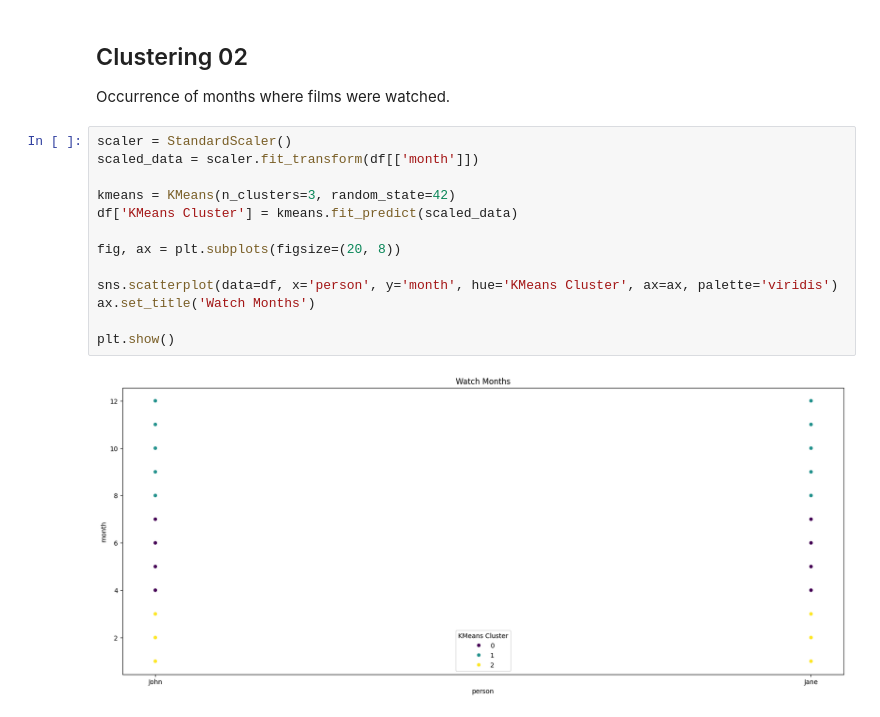
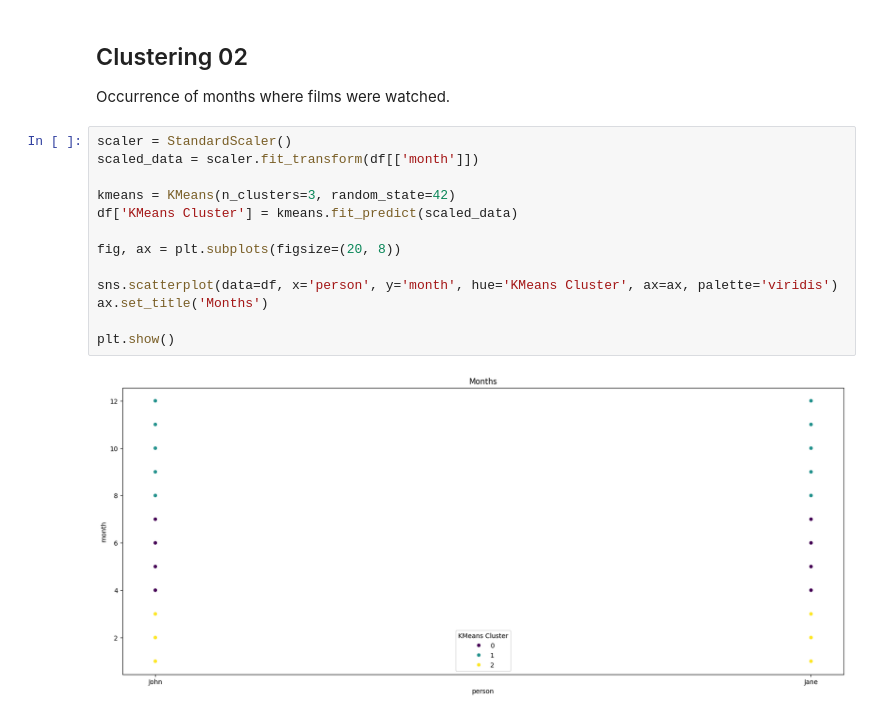
Before and after one commit to rodolfo-brandao/pos-graduacao, a Jupyter notebook: src/subject-01/clustering.ipynb, the cells around one changed output. Saved outputs shown, nothing was run; the diff lists cells and outputs as text.

Commit message:
refactor: change plot title

```diff
--- a/src/subject-01/clustering.ipynb
+++ b/src/subject-01/clustering.ipynb
@@ -101,15 +101,15 @@ Occurrence of months where films were watched.
 # %%
 scaler = StandardScaler()
 scaled_data = scaler.fit_transform(df[['month']])
 
 kmeans = KMeans(n_clusters=3, random_state=42)
 df['KMeans Cluster'] = kmeans.fit_predict(scaled_data)
 
 fig, ax = plt.subplots(figsize=(20, 8))
 
 sns.scatterplot(data=df, x='person', y='month', hue='KMeans Cluster', ax=ax, palette='viridis')
-ax.set_title('Watch Months')
+ax.set_title('Months')
 
 plt.show()
 # %% [output]
-[figure, old version]
+[figure, new version]
```
